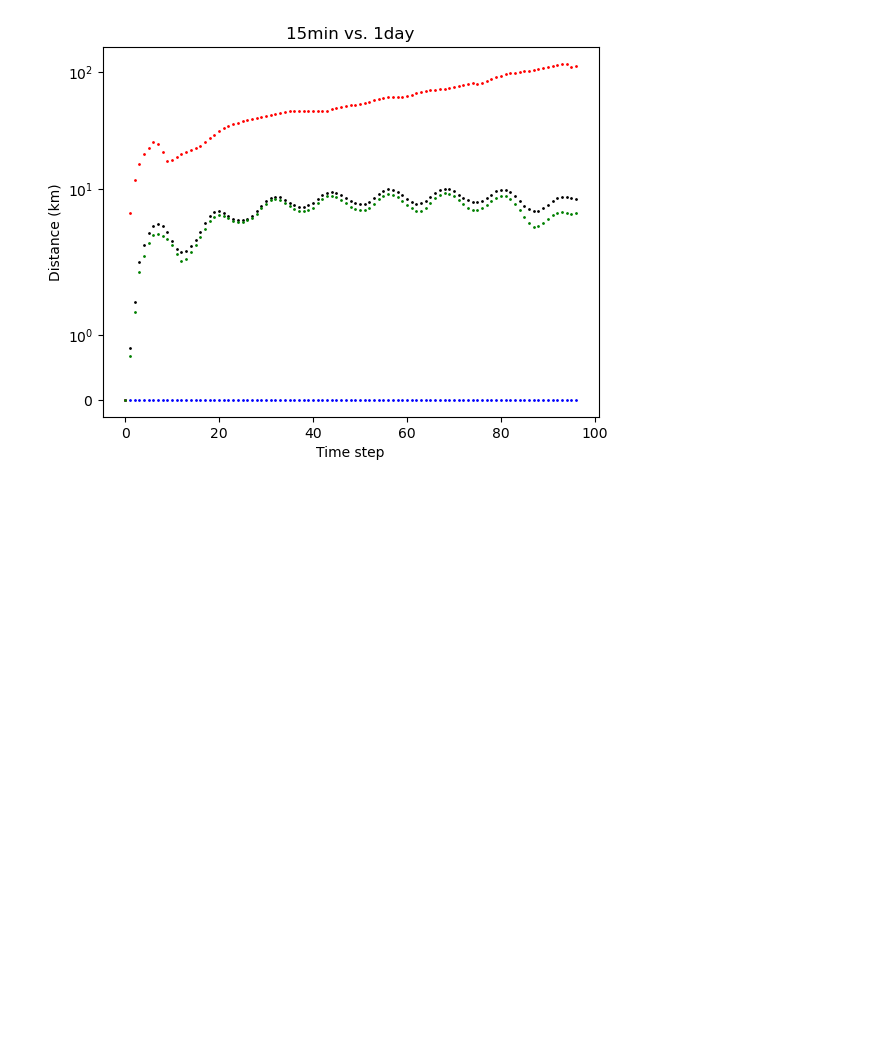
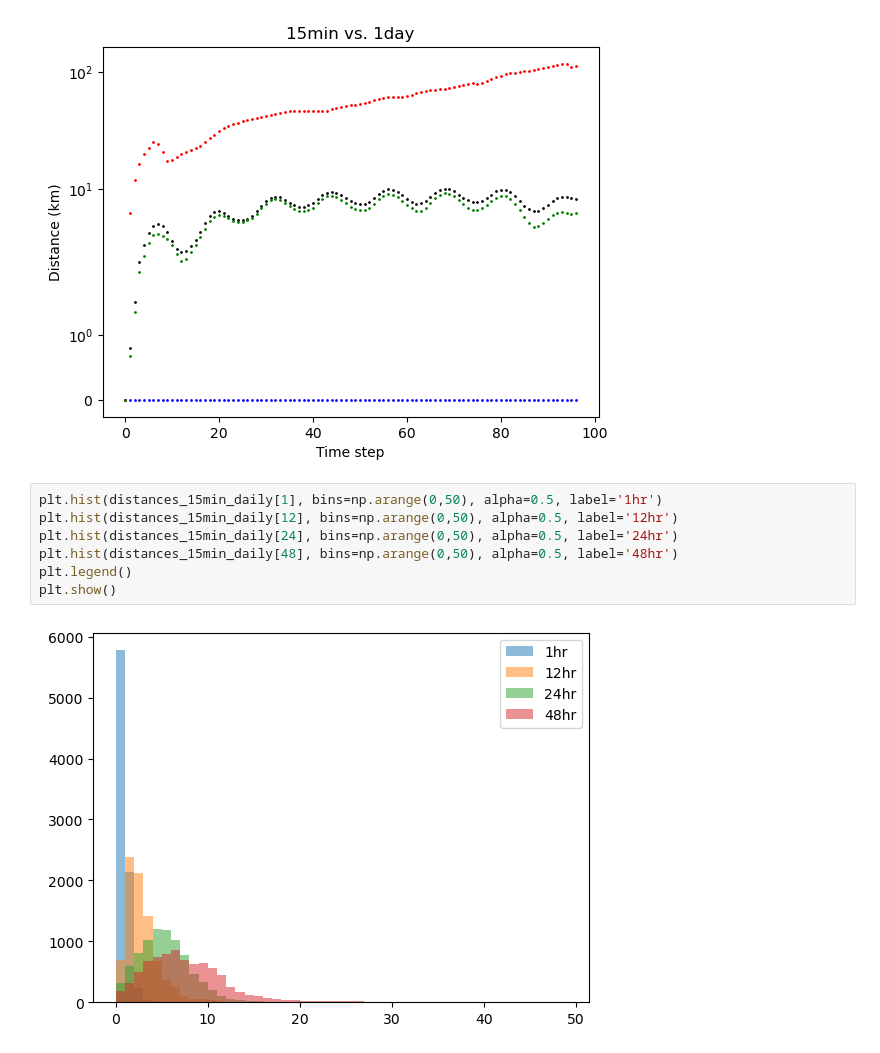
Before and after one commit to Parcels-code/plasticparcels, a Jupyter notebook: docs/examples/example_copernicusmarine_NWS.ipynb, the cells around one changed output. Cells and saved outputs as stored; diff of their text form; blank space fills up the shorter version.

```diff
--- a/docs/examples/example_copernicusmarine_NWS.ipynb
+++ b/docs/examples/example_copernicusmarine_NWS.ipynb
@@ -266,5 +266,14 @@ plt.xlabel('Time step')
 plt.yscale('symlog')
 # %% [output]
 [figure]
+# %%
+plt.hist(distances_15min_daily[1], bins=np.arange(0,50), alpha=0.5, label='1hr')
+plt.hist(distances_15min_daily[12], bins=np.arange(0,50), alpha=0.5, label='12hr')
+plt.hist(distances_15min_daily[24], bins=np.arange(0,50), alpha=0.5, label='24hr')
+plt.hist(distances_15min_daily[48], bins=np.arange(0,50), alpha=0.5, label='48hr')
+plt.legend()
+plt.show()
+# %% [output]
+[figure, added]
 # %%
 plt.title("1hr vs. 1day")
```
Also changed, not shown: parts of 1 cell of this notebook.
